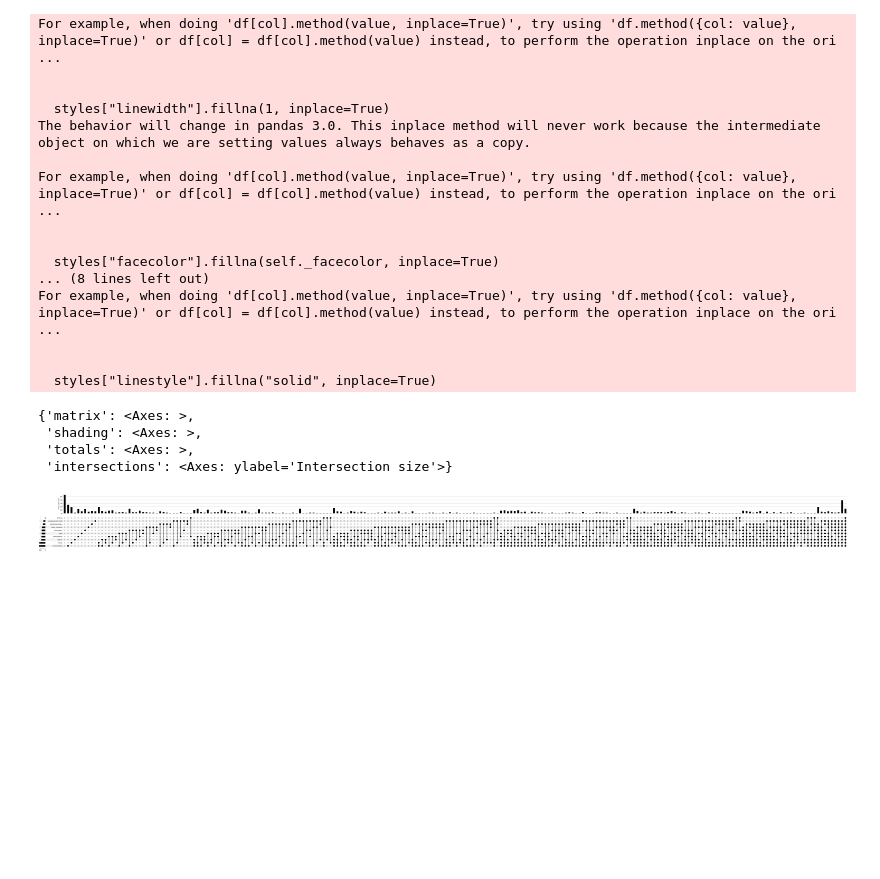
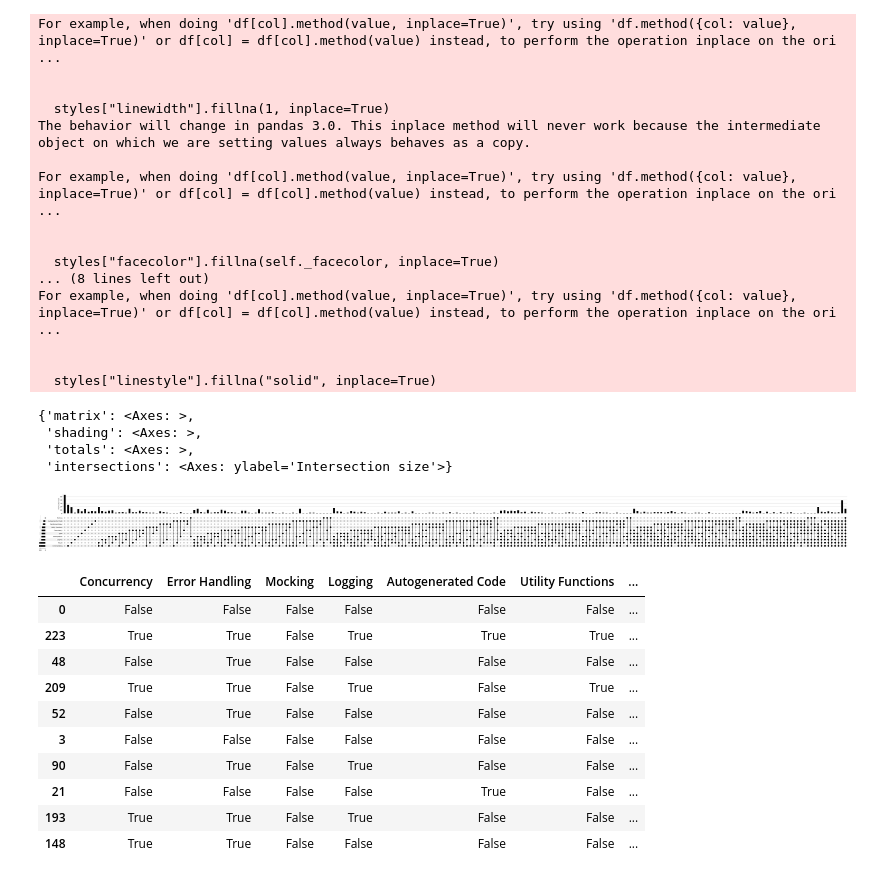
Before and after one commit to jubenitezg/Go-Clone-Thesis, a Jupyter notebook: clone-detection/code.ipynb, the cells around one changed output. Drawn from its saved outputs; the diff is of its cells as text; code cells hidden in the pictures; blank space fills up the shorter version.

Commit message:
feat: add most_common_combinations

```diff
--- a/clone-detection/code.ipynb
+++ b/clone-detection/code.ipynb
@@ -327,3 +327,18 @@ For example, when doing 'df[col].method(value, inplace=True)', try using 'df.met
  'totals': <Axes: >,
  'intersections': <Axes: ylabel='Intersection size'>}
 [figure]
+# %%
+most_common_combinations = category_sets_grouped.sort_values(by='count', ascending=False)
+most_common_combinations.head(10)
+# %% [output]
+|  | Concurrency | Error Handling | Mocking | Logging | Autogenerated Code | Utility Functions | ... |
+| 0 | False | False | False | False | False | False | ... |
+| 223 | True | True | False | True | True | True | ... |
+| 48 | False | True | False | False | False | False | ... |
+| 209 | True | True | False | True | False | True | ... |
+| 52 | False | True | False | False | False | False | ... |
+| 3 | False | False | False | False | False | False | ... |
+| 90 | False | True | False | True | False | False | ... |
+| 21 | False | False | False | False | True | False | ... |
+| 193 | True | True | False | True | False | False | ... |
+| 148 | True | True | False | False | False | False | ... |
```
Also changed, not shown: 1 other file.
